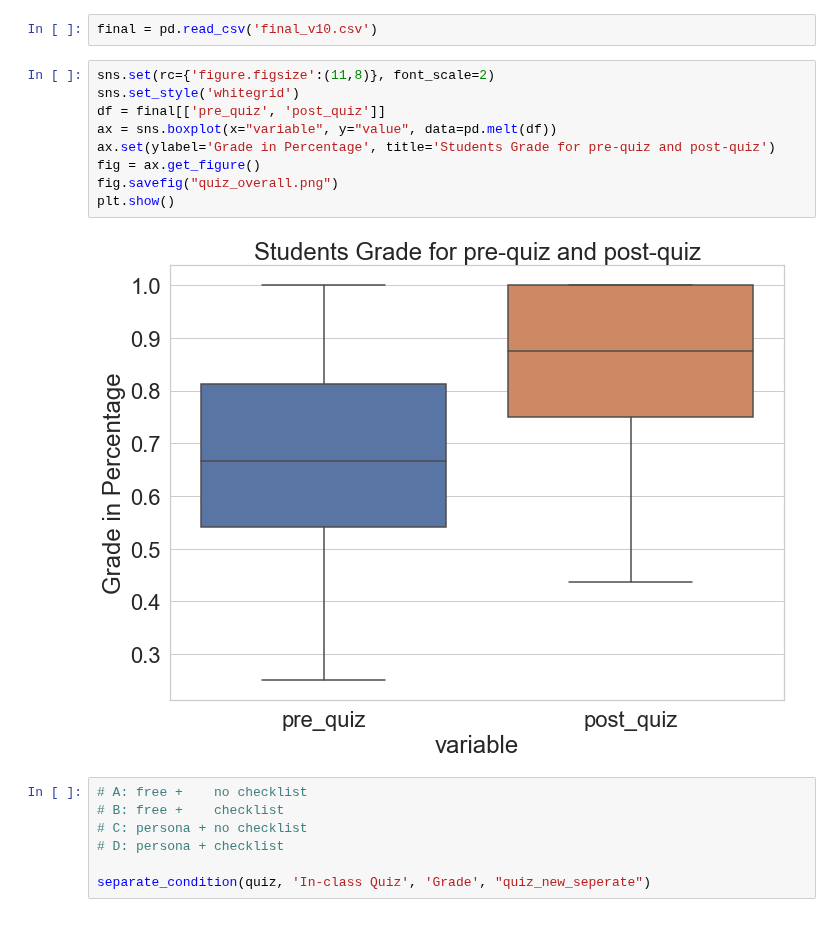
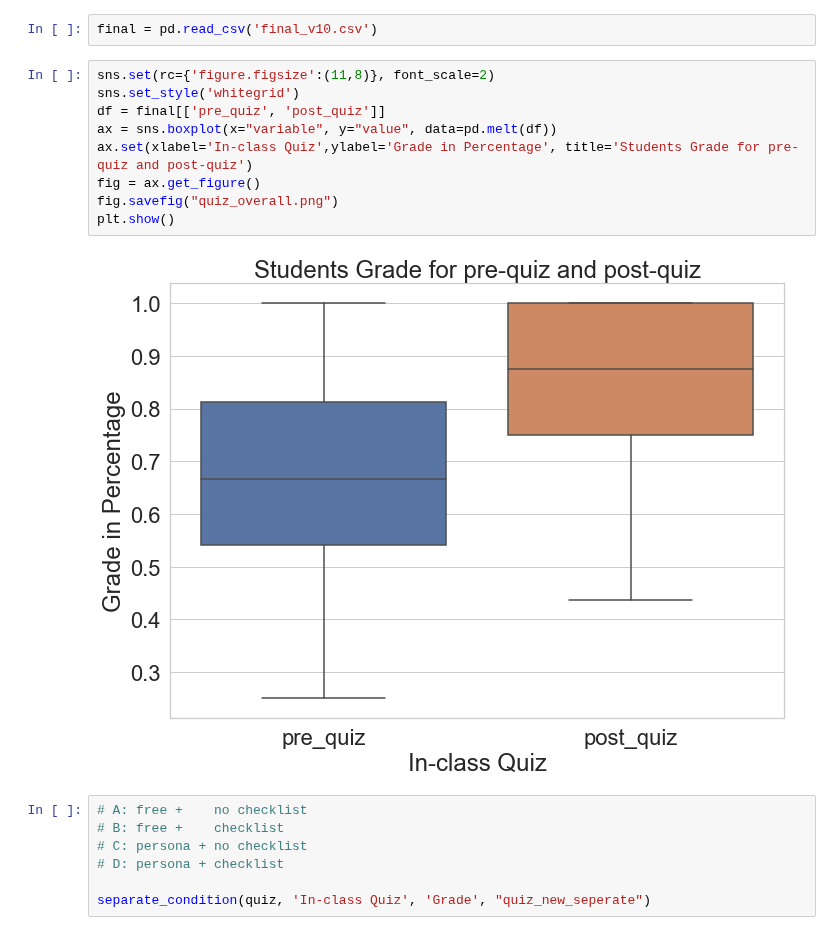
Before and after one commit to WesDeng/Recidivism_Exp, a Jupyter notebook: Quantitive Analysis.ipynb, the cells around one changed output. Drawn from its saved outputs; the diff is of its cells as text.

```diff
--- a/Quantitive Analysis.ipynb
+++ b/Quantitive Analysis.ipynb
@@ -225,14 +225,14 @@ final = pd.read_csv('final_v10.csv')
 # %%
 sns.set(rc={'figure.figsize':(11,8)}, font_scale=2)
 sns.set_style('whitegrid')
 df = final[['pre_quiz', 'post_quiz']]
 ax = sns.boxplot(x="variable", y="value", data=pd.melt(df))
-ax.set(ylabel='Grade in Percentage', title='Students Grade for pre-quiz and post-quiz')
+ax.set(xlabel='In-class Quiz',ylabel='Grade in Percentage', title='Students Grade for pre-quiz and post-quiz')
 fig = ax.get_figure()
 fig.savefig("quiz_overall.png")
 plt.show()
 # %% [output]
-[figure, old version]
+[figure, new version]
 # %%
 # A: free +    no checklist
 # B: free +    checklist
```
Also changed, not shown: 4 other files.
